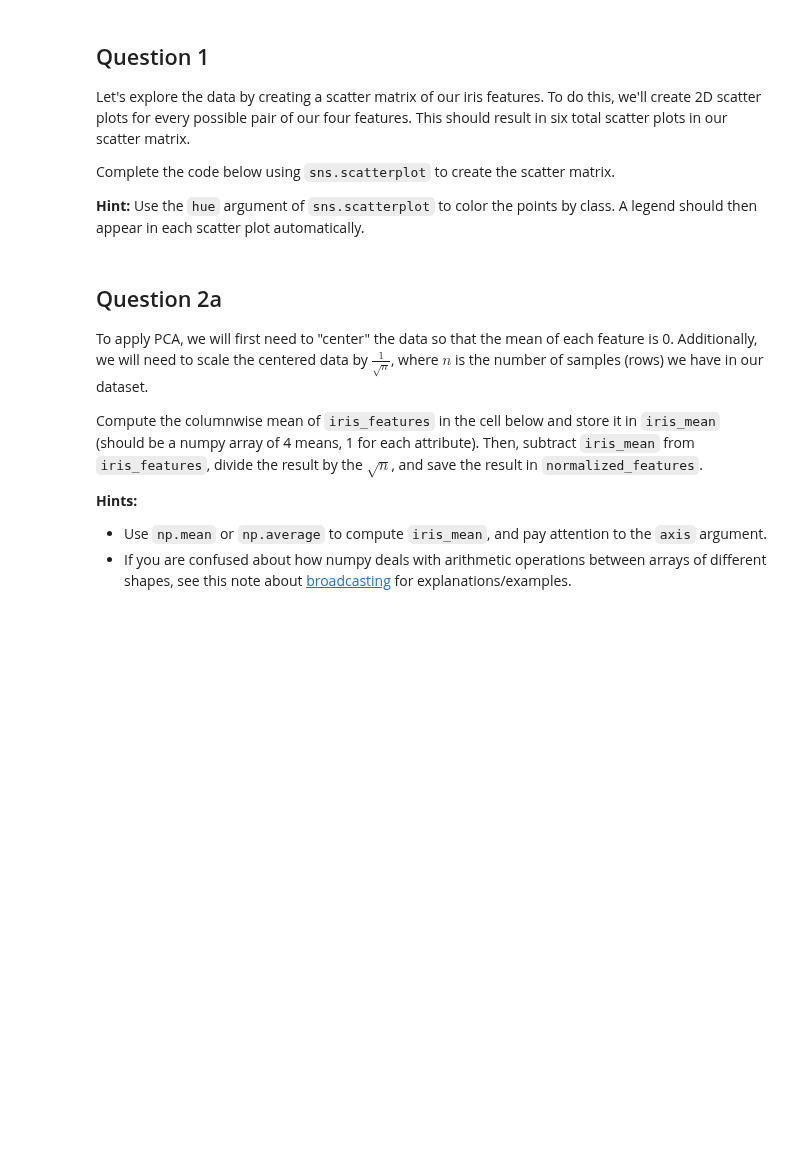
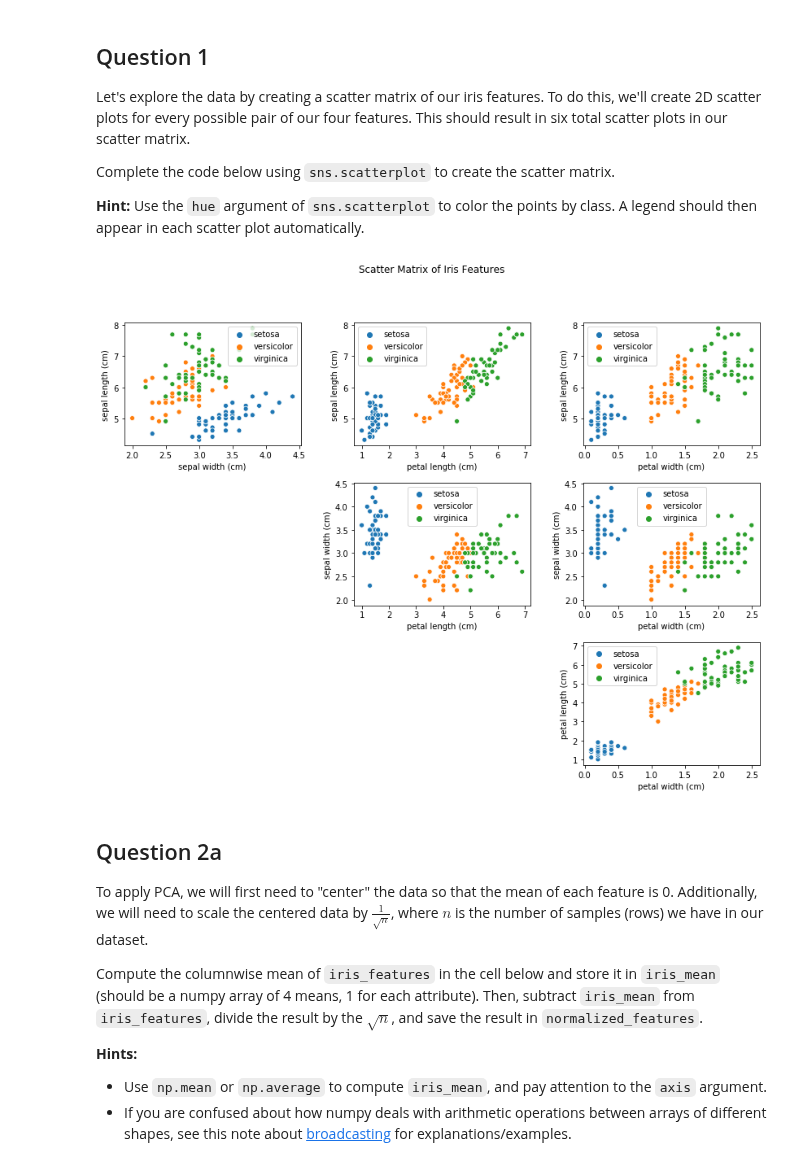
Before and after one commit to zhugeyicixin/DataSci200, a Jupyter notebook: labs/lab06/lab06.ipynb, the cells around one changed output. Cells and saved outputs as stored; diff of their text form; code cells hidden in the pictures; blank space fills up the shorter version.

```diff
--- a/labs/lab06/lab06.ipynb
+++ b/labs/lab06/lab06.ipynb
@@ -57,15 +80,23 @@ BEGIN QUESTION
 name: q1
 -->
 # %%
+# iris_features
+
+# iris_target
+# iris_feature_names
+# # iris_target_names
+
 plt.figure(figsize=(14, 10))
 plt.suptitle("Scatter Matrix of Iris Features")
 plt.subplots_adjust(wspace=0.3, hspace=0.3)
 for i in range(1, 4):
     for j in range(i):
         plt.subplot(3, 3, i+3*j)
-        ...
+        sns.scatterplot(iris_features[:, i], iris_features[:, j], hue=iris_target)
         plt.xlabel(iris_feature_names[i])
         plt.ylabel(iris_feature_names[j])
+# %% [output]
+[figure, added]
 # %% [markdown]
 ## Question 2a
 
```
Also changed, not shown: parts of 20 cells of this notebook.
